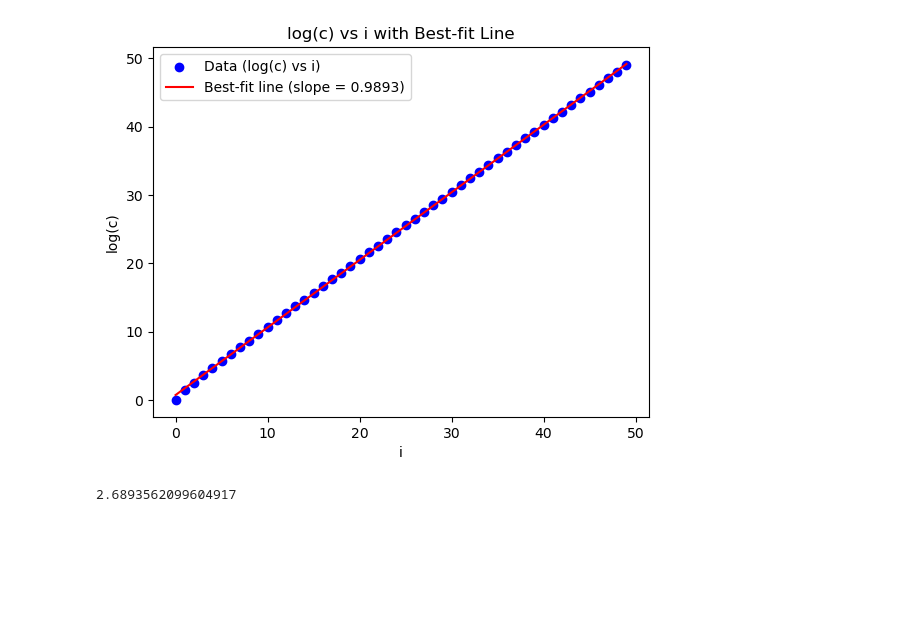
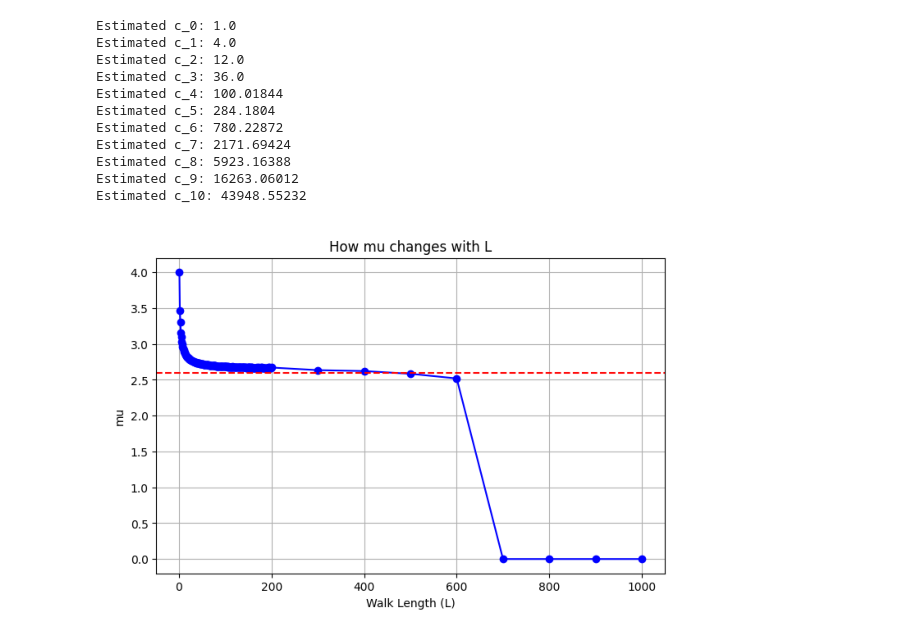
Before and after one commit to LiuFangrui/SAW-Estimation, a Jupyter notebook: Monte_Carlo_II.ipynb, the cells around one changed output. Drawn from its saved outputs; the diff is of its cells as text; code cells hidden in the pictures; blank space fills up the shorter version.

Commit message:
Update code for plot

```diff
--- a/Monte_Carlo_II.ipynb
+++ b/Monte_Carlo_II.ipynb
@@ -74,5 +49,17 @@ We can plot the graph of $\log{c_N}$ against $N$ for $N=1$ to $N=10$ and calcula
 # %%
-c = []
-for i in range(50):
+# Compute Monte Carlo estimates for c_L for L = 0 to 10 using 100,000 samples per length
+for i in range(11):
     samples = [generate_walk(i) for _ in range(100000)]
-    c.append(np.mean(samples))
+    print(f"Estimated c_{i}: {np.mean(samples)}")
+# %% [output]
+Estimated c_0: 1.0
+Estimated c_1: 4.0
+Estimated c_2: 12.0
+Estimated c_3: 36.0
+Estimated c_4: 100.01844
+Estimated c_5: 284.1804
+Estimated c_6: 780.22872
+Estimated c_7: 2171.69424
+Estimated c_8: 5923.16388
+Estimated c_9: 16263.06012
+Estimated c_10: 43948.55232
@@ -81,29 +66,29 @@ import matplotlib.pyplot as plt
-# %%
-log_c = np.log(c)
-i = np.array([t for t in range(50)])
-# Fit a linear regression line (degree=1) to log_c vs i
-slope, intercept = np.polyfit(i, log_c, 1)
-
-# Generate the best-fit line values
-best_fit_line = slope * i + intercept
-
-# Plot the scatter points and best-fit line
-plt.scatter(i, log_c, label='Data (log(c) vs i)', color='blue')
-plt.plot(i, best_fit_line, label=f'Best-fit line (slope = {slope:.4f})', color='red')
-
-# Add labels and legend
-plt.xlabel('i')
-plt.ylabel('log(c)')
-plt.title('log(c) vs i with Best-fit Line')
-plt.legend()
-
-# Show the plot
-plt.show()
-# %% [output]
-[figure, removed]
-# %%
-#slope = (lambda) = log(mu)
-mu = np.exp(slope)
-mu
-# %% [output]
-2.6893562099604917
+# %%
+# Estimate c_L up to L = 1000 and plot the graph of mu estimate against L
+# c_L approximates mu^L, mu hat = c_L^(1/L)
+
+L_values = list(np.arange(201))
+L_values.extend(list(np.arange(300, 1001, 100)))
+
+mu_hats = []
+
+# 100,000 samples for each L value
+for L in L_values:
+    samples = [generate_walk(L) for _ in range(100000)]
+    cL_hat = np.mean(samples)
+    mu_hats.append(cL_hat**(1/L))
+
+import matplotlib.pyplot as plt
+
+# plot mu_hats against L
+
+plt.figure(figsize=(8, 5))
+plt.plot(L_values, mu_hats, marker='o', linestyle='-', color='b')
+plt.xlabel('Walk Length (L)')
+plt.ylabel('mu')
+plt.title('How mu changes with L')
+plt.grid()
+plt.axhline(y=2.6, color='r', linestyle='--', label='mu approx 2.6')
+plt.show()
+# %% [output]
+[figure, added]
```
Also changed, not shown: parts of 4 cells of this notebook.
